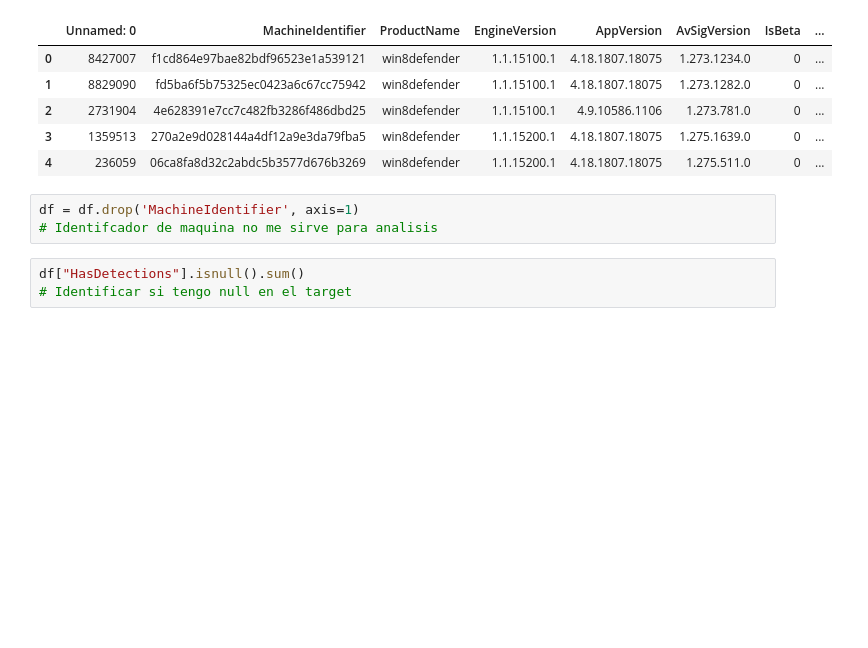
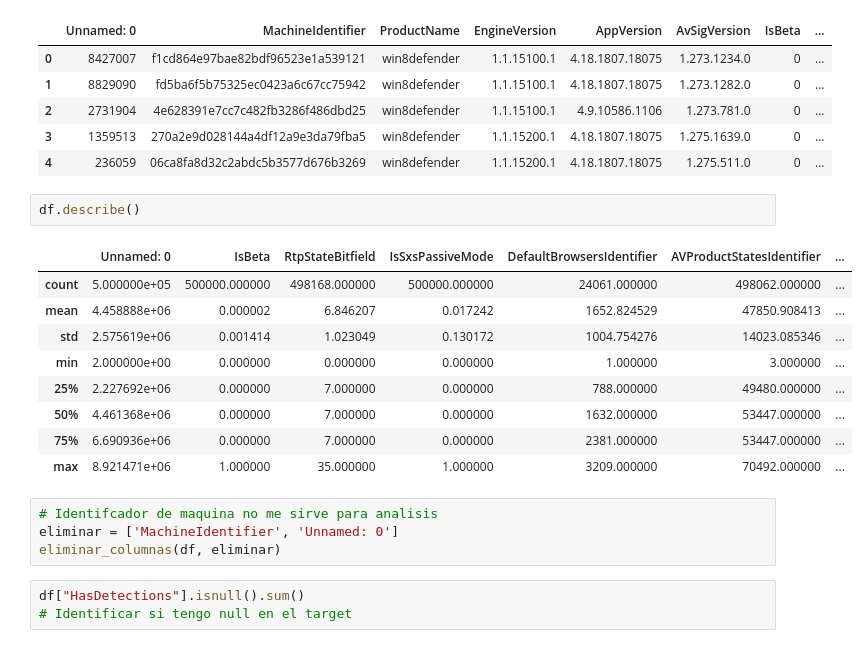
Before and after one commit to Angel789data/entregable_2, a Jupyter notebook: entregable.ipynb, the cells around one changed output. Cells and saved outputs as stored; diff of their text form; blank space fills up the shorter version.

```diff
--- a/entregable.ipynb
+++ b/entregable.ipynb
@@ -20,9 +140,22 @@ df.head(5)
 | 2 | 2731904 | 4e628391e7cc7c482fb3286f486dbd25 | win8defender | 1.1.15100.1 | 4.9.10586.1106 | 1.273.781.0 | 0 | ... |
 | 3 | 1359513 | 270a2e9d028144a4df12a9e3da79fba5 | win8defender | 1.1.15200.1 | 4.18.1807.18075 | 1.275.1639.0 | 0 | ... |
 | 4 | 236059 | 06ca8fa8d32c2abdc5b3577d676b3269 | win8defender | 1.1.15200.1 | 4.18.1807.18075 | 1.275.511.0 | 0 | ... |
+# %%
+df.describe()
+# %% [output]
+|  | Unnamed: 0 | IsBeta | RtpStateBitfield | IsSxsPassiveMode | DefaultBrowsersIdentifier | AVProductStatesIdentifier | ... |
+| count | 5.000000e+05 | 500000.000000 | 498168.000000 | 500000.000000 | 24061.000000 | 498062.000000 | ... |
+| mean | 4.458888e+06 | 0.000002 | 6.846207 | 0.017242 | 1652.824529 | 47850.908413 | ... |
+| std | 2.575619e+06 | 0.001414 | 1.023049 | 0.130172 | 1004.754276 | 14023.085346 | ... |
+| min | 2.000000e+00 | 0.000000 | 0.000000 | 0.000000 | 1.000000 | 3.000000 | ... |
+| 25% | 2.227692e+06 | 0.000000 | 7.000000 | 0.000000 | 788.000000 | 49480.000000 | ... |
+| 50% | 4.461368e+06 | 0.000000 | 7.000000 | 0.000000 | 1632.000000 | 53447.000000 | ... |
+| 75% | 6.690936e+06 | 0.000000 | 7.000000 | 0.000000 | 2381.000000 | 53447.000000 | ... |
+| max | 8.921471e+06 | 1.000000 | 35.000000 | 1.000000 | 3209.000000 | 70492.000000 | ... |
 # %%
-df = df.drop('MachineIdentifier', axis=1)
 # Identifcador de maquina no me sirve para analisis
+eliminar = ['MachineIdentifier', 'Unnamed: 0']
+eliminar_columnas(df, eliminar)
 # %%
 df["HasDetections"].isnull().sum()
 # Identificar si tengo null en el target
```
Also changed, not shown: parts of 90 cells of this notebook.
